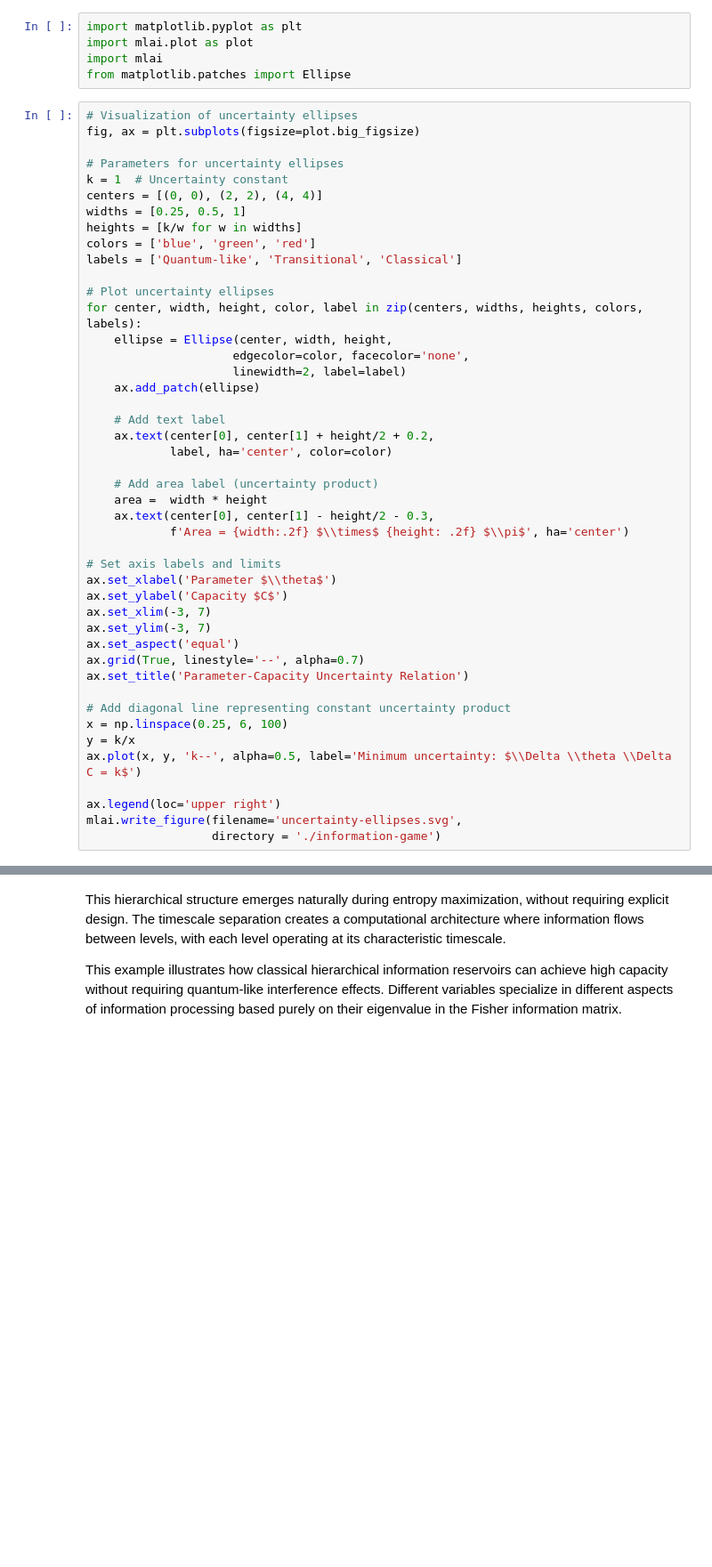
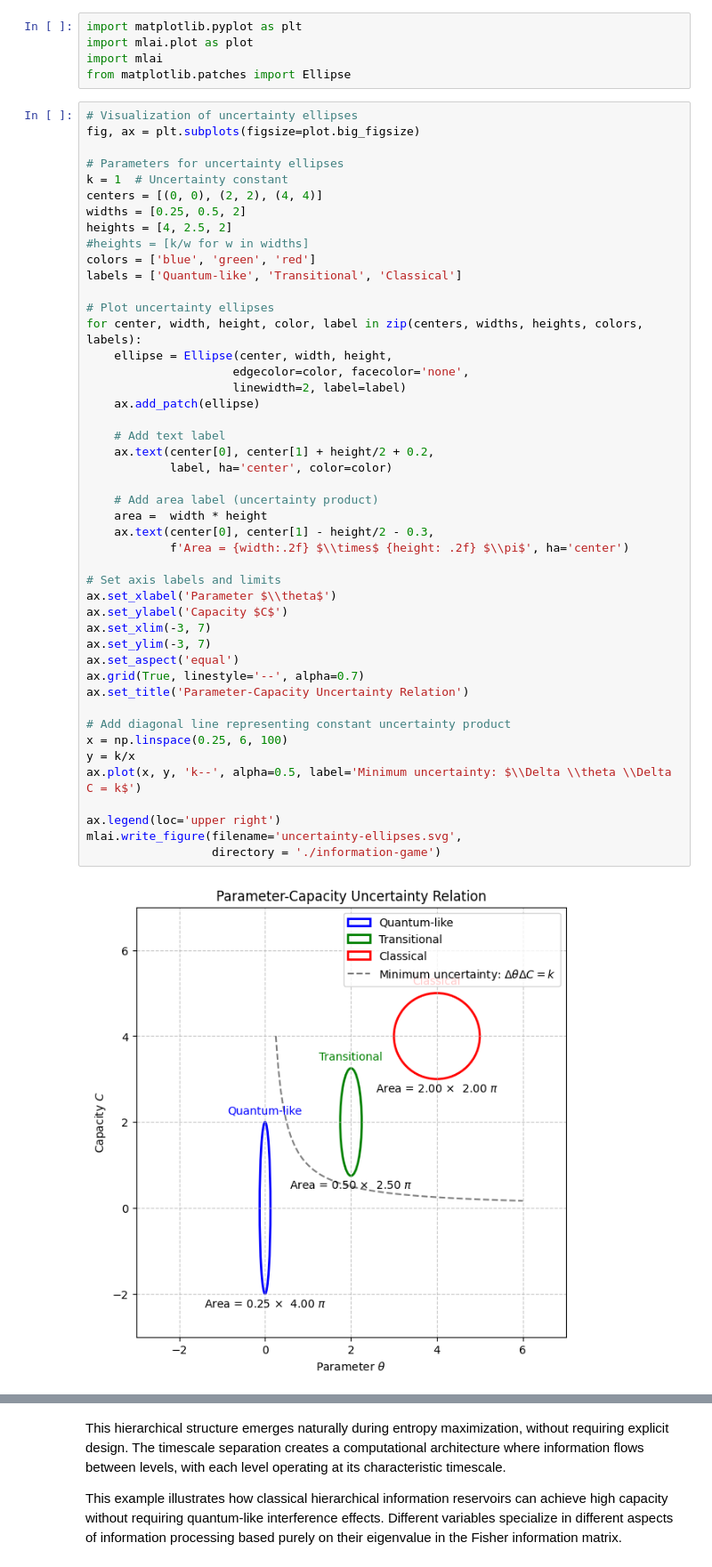
Before and after one commit to lawrennd/talks, a Jupyter notebook: _notebooks/2025-03-26-information-engines.ipynb, the cells around one changed output, grey strips where cells are left out. Shown at 89% size. Drawn from its saved outputs; the diff is of its cells as text; blank space fills up the shorter version.

```diff
--- a/_notebooks/2025-03-26-information-engines.ipynb
+++ b/_notebooks/2025-03-26-information-engines.ipynb
@@ -1538,8 +1539,9 @@ fig, ax = plt.subplots(figsize=plot.big_figsize)
 # Parameters for uncertainty ellipses
 k = 1  # Uncertainty constant
 centers = [(0, 0), (2, 2), (4, 4)]
-widths = [0.25, 0.5, 1]
-heights = [k/w for w in widths]
+widths = [0.25, 0.5, 2]
+heights = [4, 2.5, 2]
+#heights = [k/w for w in widths]
 colors = ['blue', 'green', 'red']
 labels = ['Quantum-like', 'Transitional', 'Classical']
 
@@ -1549,31 +1551,33 @@ for center, width, height, color, label in zip(centers, widths, heights, colors,
                      edgecolor=color, facecolor='none',
                      linewidth=2, label=label)
     ax.add_patch(ellipse)
 
     # Add text label
     ax.text(center[0], center[1] + height/2 + 0.2,
             label, ha='center', color=color)
 
     # Add area label (uncertainty product)
     area =  width * height
     ax.text(center[0], center[1] - height/2 - 0.3,
             f'Area = {width:.2f} $\\times$ {height: .2f} $\\pi$', ha='center')
 
 # Set axis labels and limits
 ax.set_xlabel('Parameter $\\theta$')
 ax.set_ylabel('Capacity $C$')
 ax.set_xlim(-3, 7)
 ax.set_ylim(-3, 7)
 ax.set_aspect('equal')
 ax.grid(True, linestyle='--', alpha=0.7)
 ax.set_title('Parameter-Capacity Uncertainty Relation')
 
 # Add diagonal line representing constant uncertainty product
 x = np.linspace(0.25, 6, 100)
 y = k/x
 ax.plot(x, y, 'k--', alpha=0.5, label='Minimum uncertainty: $\\Delta \\theta \\Delta C = k$')
 
 ax.legend(loc='upper right')
 mlai.write_figure(filename='uncertainty-ellipses.svg',
                   directory = './information-game')
+# %% [output]
+[figure, added]
 # %% [markdown]
```
Also changed, not shown: parts of 4 cells of this notebook, 1 other file.
